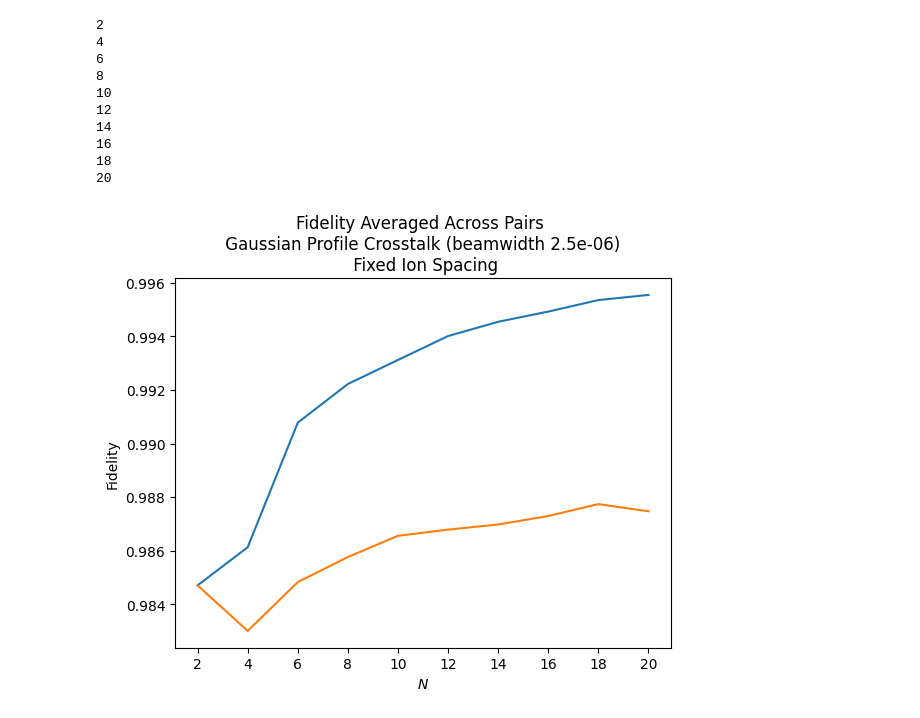
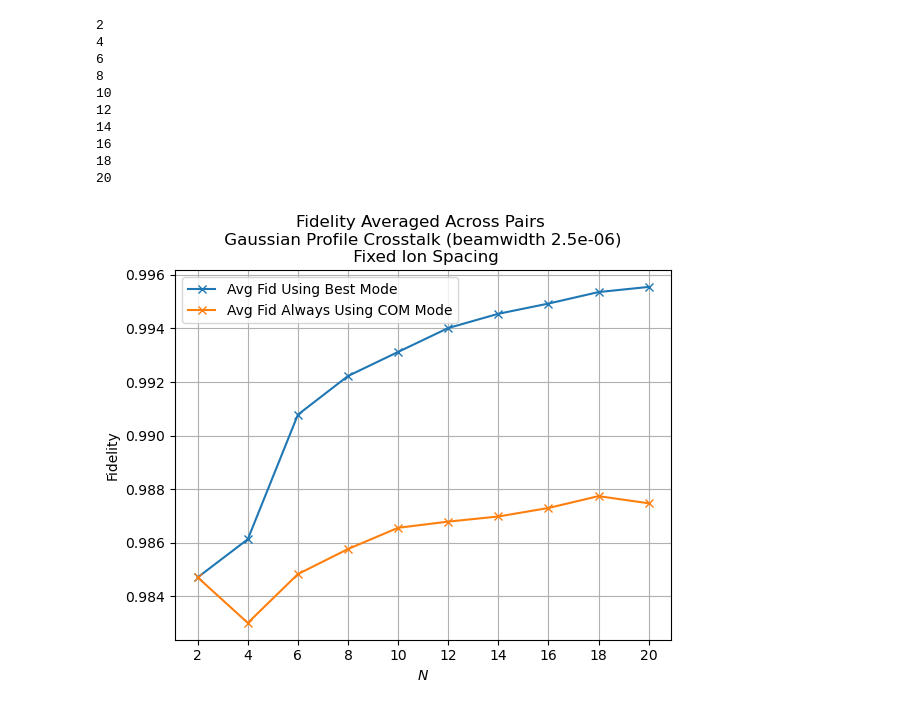
Before and after one commit to SQRLab/XTalkRobustMS, a Jupyter notebook: ModeChoiceWithSlowMS.ipynb, the cells around one changed output. Saved outputs shown, nothing was run; the diff lists cells and outputs as text; code cells hidden in the pictures.

```diff
--- a/ModeChoiceWithSlowMS.ipynb
+++ b/ModeChoiceWithSlowMS.ipynb
@@ -152,12 +152,14 @@ for N in range(2, Nmax+1, 2):
 # %%
 avgfids_COM_fixedspacing = [np.average([fidsarr[i,j,N-1] for i,j in itertools.combinations(range(N),2)]) for N,fidsarr in fids_fixedspacing.items()]
 avgfids_best_fixedspacing = [np.average([np.max(fidsarr[i,j,:]) for i,j in itertools.combinations(range(N),2)]) for N,fidsarr in fids_fixedspacing.items()]
 fig, ax = plt.subplots()
-ax.plot(np.arange(2,Nmax+1,2), avgfids_best_fixedspacing, label="Avg Fid Using Best Mode")
-ax.plot(np.arange(2,Nmax+1,2), avgfids_COM_fixedspacing, label="Avg Fid Always Using COM Mode")
+ax.plot(np.arange(2,Nmax+1,2), avgfids_best_fixedspacing, 'x-', label="Avg Fid Using Best Mode")
+ax.plot(np.arange(2,Nmax+1,2), avgfids_COM_fixedspacing,'x-', label="Avg Fid Always Using COM Mode")
 ax.set_xlabel('$N$')
 ax.set_xticks(np.arange(2,Nmax+1,2))
 ax.set_ylabel("Fidelity")
 ax.set_title(f"Fidelity Averaged Across Pairs \n Gaussian Profile Crosstalk (beamwidth {bw:.2g}) \n Fixed Ion Spacing");
+ax.legend(loc='upper left')
+ax.grid(True)
 # %% [output]
-[figure, old version]
+[figure, new version]
```
Also changed, not shown: parts of 4 cells of this notebook, 10 other files.
